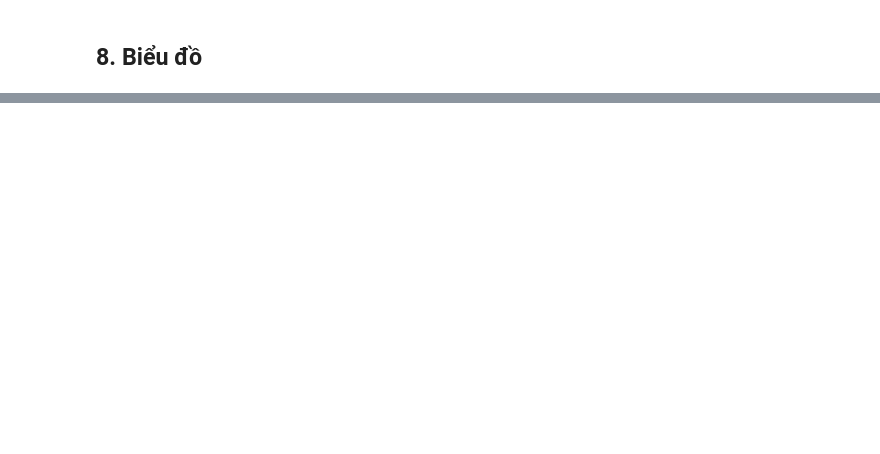
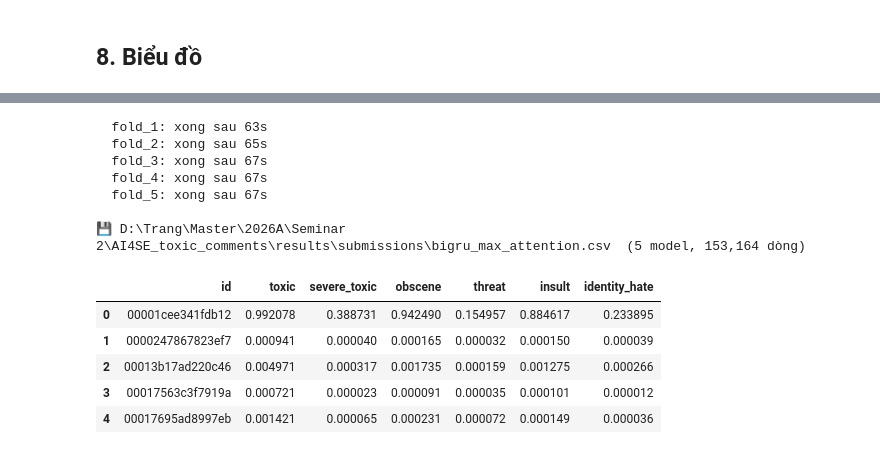
Before and after one commit to mnhhuyen/AI4SE_toxic_comments, a Jupyter notebook: notebooks/train_bigru.ipynb, the cells around one changed output, grey strips where cells are left out. Cells and saved outputs as stored; diff of their text form; code cells hidden in the pictures; blank space fills up the shorter version.

```diff
--- a/notebooks/train_bigru.ipynb
+++ b/notebooks/train_bigru.ipynb
@@ -367,9 +402,0 @@ pd.DataFrame(attention_rows).to_csv(RUN_RESULT_DIR / "attention_examples.csv", i
-# %%
-config["finished_at"] = datetime.now().isoformat(timespec="seconds")
-(RUN_RESULT_DIR / "config.json").write_text(json.dumps(config, indent=2, ensure_ascii=False), encoding="utf-8")
-
-for folder in (RUN_MODEL_DIR, RUN_RESULT_DIR):
-    print(f"📁 {folder.relative_to(PROJECT_ROOT)}")
-    for f in sorted(folder.rglob("*")):
-        if f.is_file():
-            print(f"   {str(f.relative_to(folder)):45s} {f.stat().st_size / 1024:10.1f} KB")
@@ -375,0 +434,53 @@ for folder in (RUN_MODEL_DIR, RUN_RESULT_DIR):
+# %%
+from sklearn.metrics import roc_auc_score
+from toxic_comments.evaluation import predict_scores
+from toxic_comments.submission import build_submission_frame
+
+SUBMISSION_FOLDS = None            # None = dùng tất cả fold có model; hoặc ví dụ ["fold_1"]
+
+# --- 1. Clean test (cache lại để lần sau khỏi clean) ---
+test_clean_path = PROCESSED_DATA_DIR / "test_clean.csv"
+if test_clean_path.exists():
+    test = pd.read_csv(test_clean_path)
+    print("Dùng test đã clean:", test_clean_path)
+else:
+    test = process_cleaning(pd.read_csv(RAW_DATA_DIR / "test.csv"), name="test.csv",
+                            is_train=False, verbose=True)
+    test.to_csv(test_clean_path, index=False)
+    print("Đã clean và lưu:", test_clean_path)
+test[HEAVY_TEXT_COLUMN] = test[HEAVY_TEXT_COLUMN].fillna("").astype(str)
+print(f"Test: {len(test):,} dòng | rỗng sau heavy clean: {(test[HEAVY_TEXT_COLUMN].str.strip() == '').sum():,}")
+
+# --- 2. Dự đoán, trung bình qua các fold ---
+model_paths = sorted(MODELS_DIR.glob(f"fold_*/{RESULT_NAME}.joblib"))
+if SUBMISSION_FOLDS is not None:
+    model_paths = [p for p in model_paths if p.parent.name in SUBMISSION_FOLDS]
+if not model_paths:
+    raise FileNotFoundError(f"Không có models/fold_*/{RESULT_NAME}.joblib — chạy ô 5 trước.")
+
+fold_scores = []
+for path in model_paths:
+    start = time.perf_counter()
+    model = joblib.load(path)
+    fold_scores.append(predict_scores(model, test[HEAVY_TEXT_COLUMN]))
+    print(f"  {path.parent.name}: xong sau {time.perf_counter() - start:.0f}s")
+    del model
+    if DEVICE == "cuda":
+        torch.cuda.empty_cache()
+test_scores = np.mean(fold_scores, axis=0)
+
+# --- 3. Ghi submission ---
+submission = build_submission_frame(test[ID_COLUMN], test_scores)
+assert len(submission) == len(test) and submission[ID_COLUMN].is_unique
+sample_path = RAW_DATA_DIR / "sample_submission.csv"
+if sample_path.exists():
+    sample = pd.read_csv(sample_path)
+    assert set(sample[ID_COLUMN]) == set(submission[ID_COLUMN]), "id không khớp sample_submission.csv"
+    submission = submission.set_index(ID_COLUMN).loc[sample[ID_COLUMN]].reset_index()  # đúng thứ tự Kaggle
+
+submission_path = RESULTS_DIR / "submissions" / f"{RESULT_NAME}.csv"
+submission_path.parent.mkdir(parents=True, exist_ok=True)
+submission.to_csv(submission_path, index=False)
+print(f"\n💾 {submission_path}  ({len(model_paths)} model, {len(submission):,} dòng)")
+display(submission.head())
+# %% [output]
@@ -375,0 +494,13 @@ for folder in (RUN_MODEL_DIR, RUN_RESULT_DIR):
+  fold_1: xong sau 63s
+  fold_2: xong sau 65s
+  fold_3: xong sau 67s
+  fold_4: xong sau 67s
+  fold_5: xong sau 67s
+
+💾 D:\Trang\Master\2026A\Seminar 2\AI4SE_toxic_comments\results\submissions\bigru_max_attention.csv  (5 model, 153,164 dòng)
+|  | id | toxic | severe_toxic | obscene | threat | insult | identity_hate |
+| 0 | 00001cee341fdb12 | 0.992078 | 0.388731 | 0.942490 | 0.154957 | 0.884617 | 0.233895 |
+| 1 | 0000247867823ef7 | 0.000941 | 0.000040 | 0.000165 | 0.000032 | 0.000150 | 0.000039 |
+| 2 | 00013b17ad220c46 | 0.004971 | 0.000317 | 0.001735 | 0.000159 | 0.001275 | 0.000266 |
+| 3 | 00017563c3f7919a | 0.000721 | 0.000023 | 0.000091 | 0.000035 | 0.000101 | 0.000012 |
+| 4 | 00017695ad8997eb | 0.001421 | 0.000065 | 0.000231 | 0.000072 | 0.000149 | 0.000036 |
```
Also changed, not shown: parts of 39 cells of this notebook.
